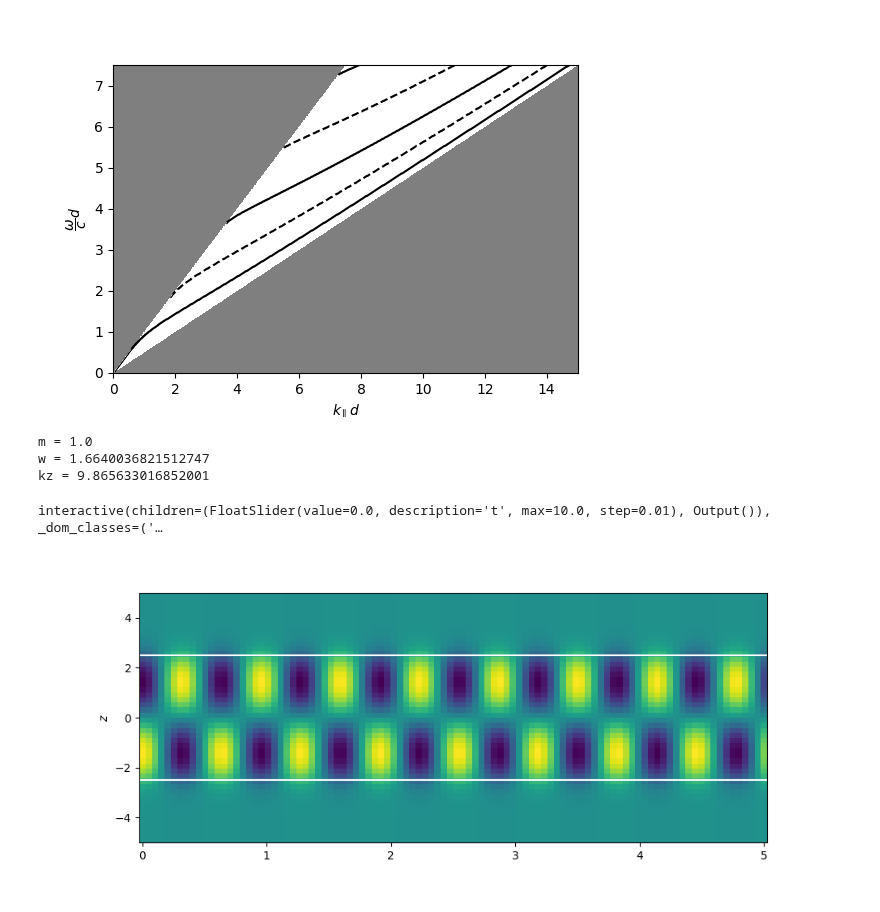
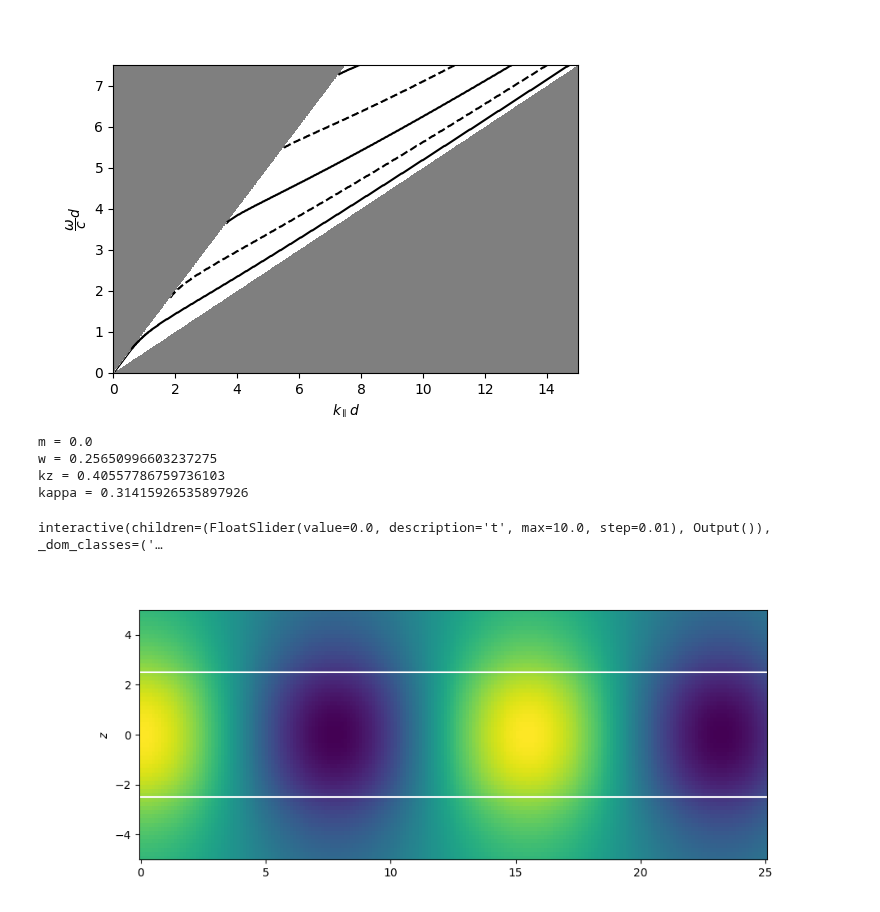
Before and after one commit to diego-fpv/photonics, a Jupyter notebook: waveguide-propagation.ipynb, the cells around one changed output. Cells and saved outputs as stored; diff of their text form; code cells hidden in the pictures.

```diff
--- a/waveguide-propagation.ipynb
+++ b/waveguide-propagation.ipynb
@@ -197,7 +197,7 @@ def w(ky):
     return np.sqrt((1 + np.tan(ky * d / 2 + m(ky) * np.pi / 2)**2) * ky**2 / (n1**2 - n2**2))
 
 kappa = lambda ky: ky * np.tan(ky * d / 2 + m(ky) * np.pi / 2)
-kz = lambda ky: w(ky)**2 * n1**2 - ky**2
+kz = lambda ky: np.sqrt(w(ky)**2 * n1**2 - ky**2)
 
 def u(y, ky):
     f1 = np.cos(-ky * d / 2 + m(ky) * np.pi / 2) * np.exp(kappa(ky) * (y + d/2)) * (y < -d/2)
@@ -210,29 +210,31 @@ def E_p(ky, t=0, phi=0):
 # %%
 fig, ax = plt.subplots(1, figsize=(10, 4))
 
-ky = 1.1
+ky = np.pi / d * 0.5
 print("m =", m(ky))
 print("w =", w(ky))
 print("kz =", kz(ky))
+print("kappa =", kappa(ky))
 
-y = np.linspace(-2*d/2, 2*d/2, 50).reshape(-1, 1)
-z = np.linspace(0, 5, 100).reshape(1, -1)
+y = np.linspace(-5*d/2, 5*d/2, 150).reshape(-1, 1)
+z = np.linspace(0, 5*d, 200).reshape(1, -1)
 
 mesh_1mode = ax.pcolormesh(z, y, E_p(ky, 0, 0),
                            alpha=1)
 ax.set_ylim(-2*d/2, 2*d/2)
 ax.axhline(y=d/2, c="w")
 ax.axhline(y=-d/2, c="w")
 ax.set_ylabel("$y$")
 ax.set_ylabel("$z$")
 
 @interact(t=(0, 10, 0.01))
 def time_evol(t=0):
     mesh_1mode.set_array(E_p(ky, t, 0).ravel())
     plt.draw()
 # %% [output]
-m = 1.0
-w = 1.6640036821512747
-kz = 9.865633016852001
+m = 0.0
+w = 0.25650996603237275
+kz = 0.40557786759736103
+kappa = 0.31415926535897926
 interactive(children=(FloatSlider(value=0.0, description='t', max=10.0, step=0.01), Output()), _dom_classes=('…
-[figure, old version]
+[figure, new version]
```
Also changed, not shown: parts of 5 cells of this notebook, 3 other files.
